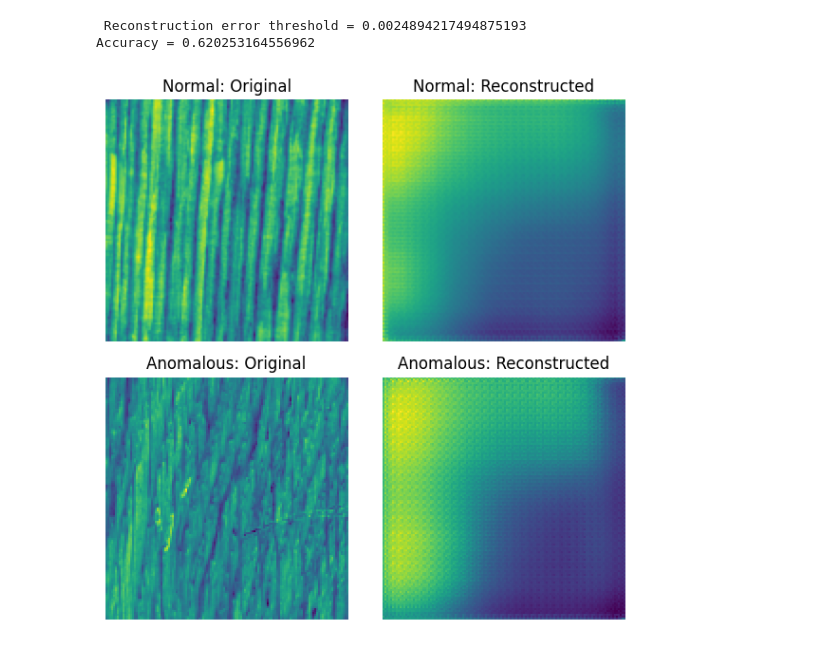
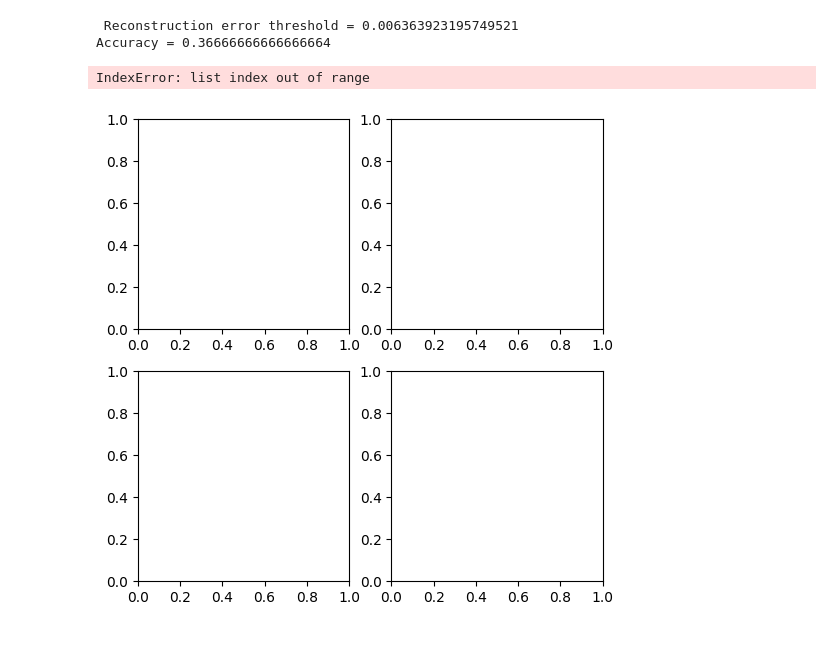
Before and after one commit to xZenshin/Anomaly-Detection, a Jupyter notebook: Anomaly_Detector_3001.ipynb, the cells around one changed output. Drawn from its saved outputs; the diff is of its cells as text; code cells hidden in the pictures.

```diff
--- a/Anomaly_Detector_3001.ipynb
+++ b/Anomaly_Detector_3001.ipynb
@@ -518,7 +709,7 @@ transform = transforms.Compose([
     transforms.Resize((128, 128)),
     transforms.ToTensor(),
     transforms.Grayscale(num_output_channels=1),
-    #transforms.Normalize((0.5, 0.5, 0.5), (0.5, 0.5, 0.5))
+    transforms.Normalize(0.5, 0.5)
 ])
 
 train_dataset = MVTecDataset(path, transform, is_train=True, defect_types=wood_defects)
@@ -530,11 +721,14 @@ test_loader = DataLoader(test_dataset, batch_size=16, shuffle=True)
 cat_dataset = DirectoryDataset(cat_directory, transform)
 cat_loader = DataLoader(cat_dataset, batch_size=16, shuffle=True)
 
+anomalous_test_dataset = AnomalousMVTecDataset(path, transform)
+anomalous_test_loader = DataLoader(anomalous_test_dataset, batch_size=16, shuffle=True)
+
 zoom_dataset = ZoomedDataset(train_dataset, transform, num_augmentations=3)
 zoom_train_loader = DataLoader(zoom_dataset, batch_size=16, shuffle=True)
 
 device = torch.device("cuda" if torch.cuda.is_available() else "cpu")
-ADAM_LR = 5e-4
+ADAM_LR = 2e-4
 weight_decay = 1e-5
 latent_space = 100
 _lambda = 0.001
@@ -550,0 +754,3 @@ plt.plot(validation_losses)
+# %%
+ae_load = load_model("../trained_models/20250109_124904_LeakyRELU_200_at_epoch_199_seed_1263811726978100.pth", 100)
+print(ae.state_dict().keys())
@@ -551,12 +765,12 @@ plt.plot(validation_losses)
 # %%
-anomaly_threshold = get_anomaly_value(ae, test_loader, device=device)
+anomaly_threshold = get_anomaly_value(ae_load, anomalous_test_loader, device=device)
 print(f" Reconstruction error threshold = {anomaly_threshold}")
-
-all_images, p, t, r = get_predictions(ae, test_loader, anomaly_threshold, device, True)
+all_images, p, t, r = get_predictions(ae_load, anomalous_test_loader, anomaly_threshold, device, True)
 print(f"Accuracy = {np.mean(p == t)}")
 
-plot_original_and_reconstructed_with_anomalies(ae, test_loader, device)
+plot_original_and_reconstructed_with_anomalies(ae_load, anomalous_test_loader, device, num_images=1)
 # %% [output]
- Reconstruction error threshold = 0.0024894217494875193
-Accuracy = 0.620253164556962
+ Reconstruction error threshold = 0.006363923195749521
+Accuracy = 0.36666666666666664
+IndexError: list index out of range
-[figure, old version]
+[figure, new version]
```
Also changed, not shown: parts of 16 cells of this notebook.
